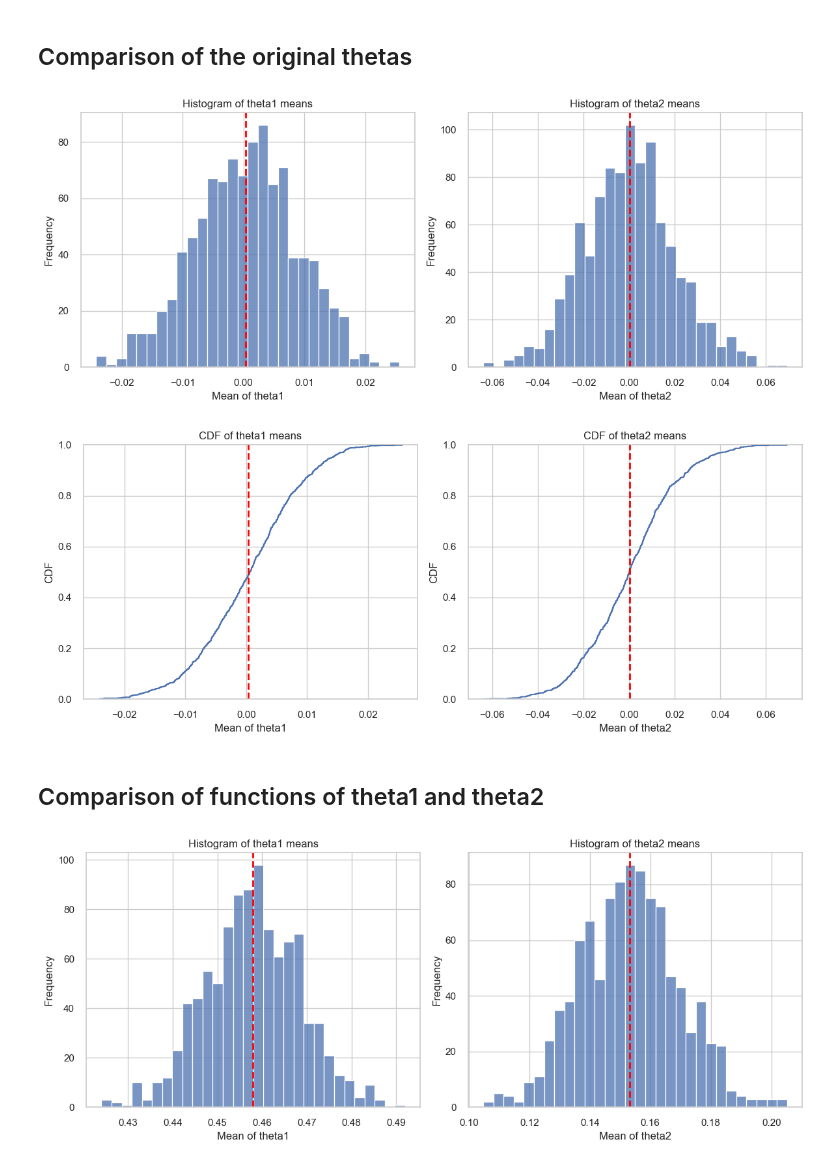
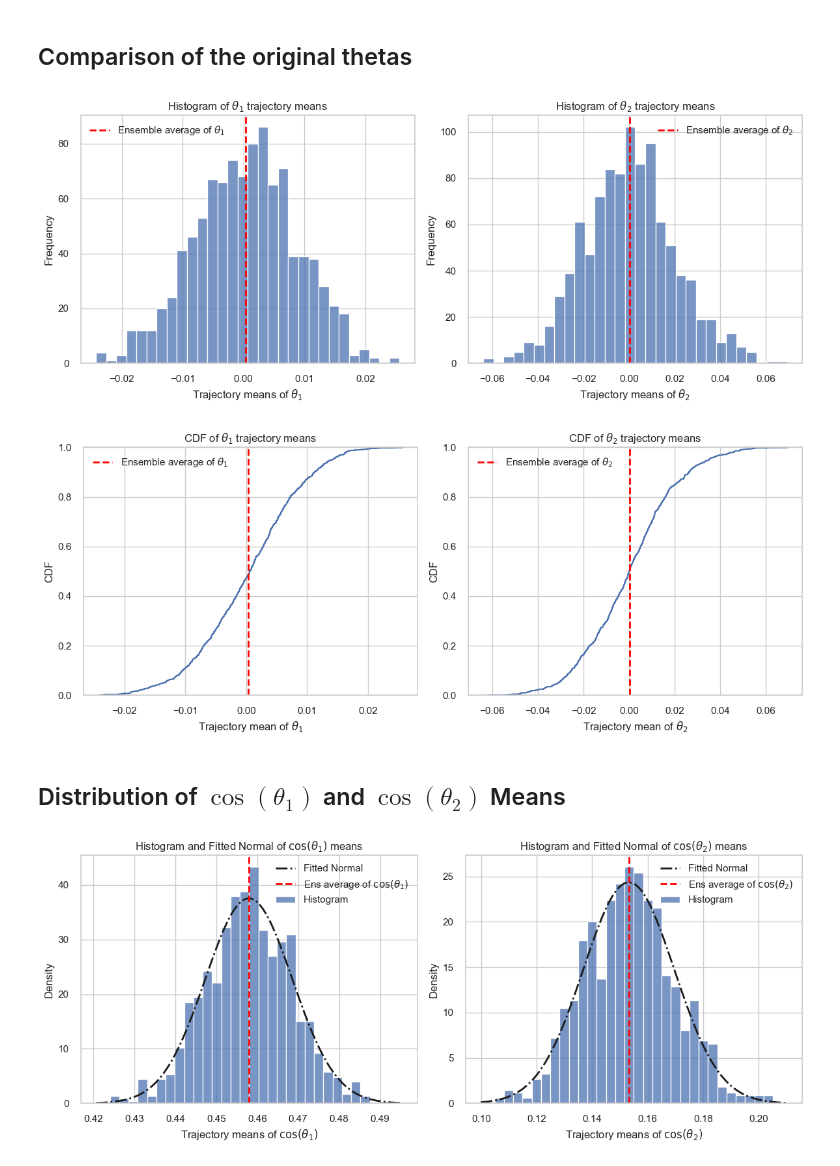
Before and after one commit to alexander-yord/Wasserstein-Emp-Bound, a Jupyter notebook: ergodicity_analysis.ipynb, the cells around one changed output. Cells and saved outputs as stored; diff of their text form; code cells hidden in the pictures.

Commit message:
Better graphics and legends for them

```diff
--- a/ergodicity_analysis.ipynb
+++ b/ergodicity_analysis.ipynb
@@ -36,22 +36,24 @@ fig, axes = plt.subplots(1, 2, figsize=(12, 5))
 
 # --- Left: theta1 means ---
 sns.histplot(theta1_means, bins=30, kde=False, ax=axes[0])
-axes[0].axvline(theta1_ens_mean, color="red", linestyle="--", linewidth=2)
-axes[0].set_xlabel("Mean of theta1")
+axes[0].axvline(theta1_ens_mean, color="red", linestyle="--", linewidth=2, label=r"Ensemble average of $\theta_1$")
+axes[0].set_xlabel(r"Trajectory means of $\theta_1$")
 axes[0].set_ylabel("Frequency")
-axes[0].set_title("Histogram of theta1 means")
+axes[0].set_title(r"Histogram of $\theta_1$ trajectory means")
+axes[0].legend()
 
 # --- Right: theta2 means ---
 sns.histplot(theta2_means, bins=30, kde=False, ax=axes[1])
-axes[1].axvline(theta2_ens_mean, color="red", linestyle="--", linewidth=2)
-axes[1].set_xlabel("Mean of theta2")
+axes[1].axvline(theta2_ens_mean, color="red", linestyle="--", linewidth=2, label=r"Ensemble average of $\theta_2$")
+axes[1].set_xlabel(r"Trajectory means of $\theta_2$")
 axes[1].set_ylabel("Frequency")
-axes[1].set_title("Histogram of theta2 means")
+axes[1].set_title(r"Histogram of $\theta_2$ trajectory means")
+axes[1].legend()
 
 plt.tight_layout()
 plt.show()
 # %% [output]
-[figure, old version]
+[figure, new version]
 # %%
 import seaborn as sns
 import matplotlib.pyplot as plt
@@ -62,24 +64,26 @@ fig, axes = plt.subplots(1, 2, figsize=(12, 5))
 
 # --- Left: CDF of theta1 means ---
 sns.ecdfplot(theta1_means, ax=axes[0])
-axes[0].axvline(theta1_ens_mean, color="red", linestyle="--", linewidth=2)
-axes[0].set_xlabel("Mean of theta1")
+axes[0].axvline(theta1_ens_mean, color="red", linestyle="--", linewidth=2, label=r"Ensemble average of $\theta_1$")
+axes[0].set_xlabel(r"Trajectory mean of $\theta_1$")
 axes[0].set_ylabel("CDF")
-axes[0].set_title("CDF of theta1 means")
+axes[0].set_title(r"CDF of $\theta_1$ trajectory means")
+axes[0].legend()
 
 # --- Right: CDF of theta2 means ---
 sns.ecdfplot(theta2_means, ax=axes[1])
-axes[1].axvline(theta2_ens_mean, color="red", linestyle="--", linewidth=2)
-axes[1].set_xlabel("Mean of theta2")
+axes[1].axvline(theta2_ens_mean, color="red", linestyle="--", linewidth=2, label=r"Ensemble average of $\theta_2$")
+axes[1].set_xlabel(r"Trajectory mean of $\theta_2$")
 axes[1].set_ylabel("CDF")
-axes[1].set_title("CDF of theta2 means")
+axes[1].set_title(r"CDF of $\theta_2$ trajectory means")
+axes[1].legend()
 
 plt.tight_layout()
 plt.show()
 # %% [output]
-[figure, old version]
+[figure, new version]
 # %% [markdown]
-## Comparison of functions of theta1 and theta2
+## Distribution of $\cos(\theta_1)$ and $\cos(\theta_2)$ Means
 # %%
 theta1_cos_means = [np.mean(np.cos(traj[:, 0])) for traj in arrays]
 theta2_cos_means = [np.mean(np.cos(traj[:, 2])) for traj in arrays]
@@ -92,26 +96,45 @@ theta2_cos_ens_mean = np.mean(theta2_cos_all)
 # %%
 import seaborn as sns
 import matplotlib.pyplot as plt
+import numpy as np
+from scipy.stats import norm
 
 sns.set(style="whitegrid")
 
 fig, axes = plt.subplots(1, 2, figsize=(12, 5))
 
-# --- Left: theta1 means ---
-sns.histplot(theta1_cos_means, bins=30, kde=False, ax=axes[0])
-axes[0].axvline(theta1_cos_ens_mean, color="red", linestyle="--", linewidth=2)
-axes[0].set_xlabel("Mean of theta1")
-axes[0].set_ylabel("Frequency")
-axes[0].set_title("Histogram of theta1 means")
+mu1, std1 = norm.fit(theta1_cos_means)
 
-# --- Right: theta2 means ---
-sns.histplot(theta2_cos_means, bins=30, kde=False, ax=axes[1])
-axes[1].axvline(theta2_cos_ens_mean, color="red", linestyle="--", linewidth=2)
-axes[1].set_xlabel("Mean of theta2")
-axes[1].set_ylabel("Frequency")
-axes[1].set_title("Histogram of theta2 means")
+sns.histplot(theta1_cos_means, bins=30, kde=False, stat="density", ax=axes[0],
+             label="Histogram")
+xmin1, xmax1 = axes[0].get_xlim()
+x1 = np.linspace(xmin1, xmax1, 100)
+p1 = norm.pdf(x1, mu1, std1)
+axes[0].plot(x1, p1, 'k', linestyle="-.", linewidth=2,
+             label=f'Fitted Normal')
+axes[0].axvline(theta1_cos_ens_mean, color="red", linestyle="--", linewidth=2,
+                label=r"Ens average of $\cos(\theta_1)$")
+axes[0].set_xlabel(r"Trajectory means of $\cos(\theta_1)$")
+axes[0].set_ylabel("Density")
+axes[0].set_title(r"Histogram of $\cos(\theta_1)$ means")
+axes[0].legend()
+
+mu2, std2 = norm.fit(theta2_cos_means)
+sns.histplot(theta2_cos_means, bins=30, kde=False, stat="density", ax=axes[1],
+             label="Histogram")
+xmin2, xmax2 = axes[1].get_xlim()
+x2 = np.linspace(xmin2, xmax2, 100)
+p2 = norm.pdf(x2, mu2, std2)
+axes[1].plot(x2, p2, 'k', linestyle="-.", linewidth=2,
+             label=f'Fitted Normal')
+axes[1].axvline(theta2_cos_ens_mean, color="red", linestyle="--", linewidth=2,
+                label=r"Ens average of $\cos(\theta_2)$")
+axes[1].set_xlabel(r"Trajectory means of $\cos(\theta_2)$")
+axes[1].set_ylabel("Density")
+axes[1].set_title(r"Histogram of $\cos(\theta_2)$ means")
+axes[1].legend()
 
 plt.tight_layout()
 plt.show()
 # %% [output]
-[figure, old version]
+[figure, new version]
```
Also changed, not shown: parts of 1 cell of this notebook, 3 other files.
